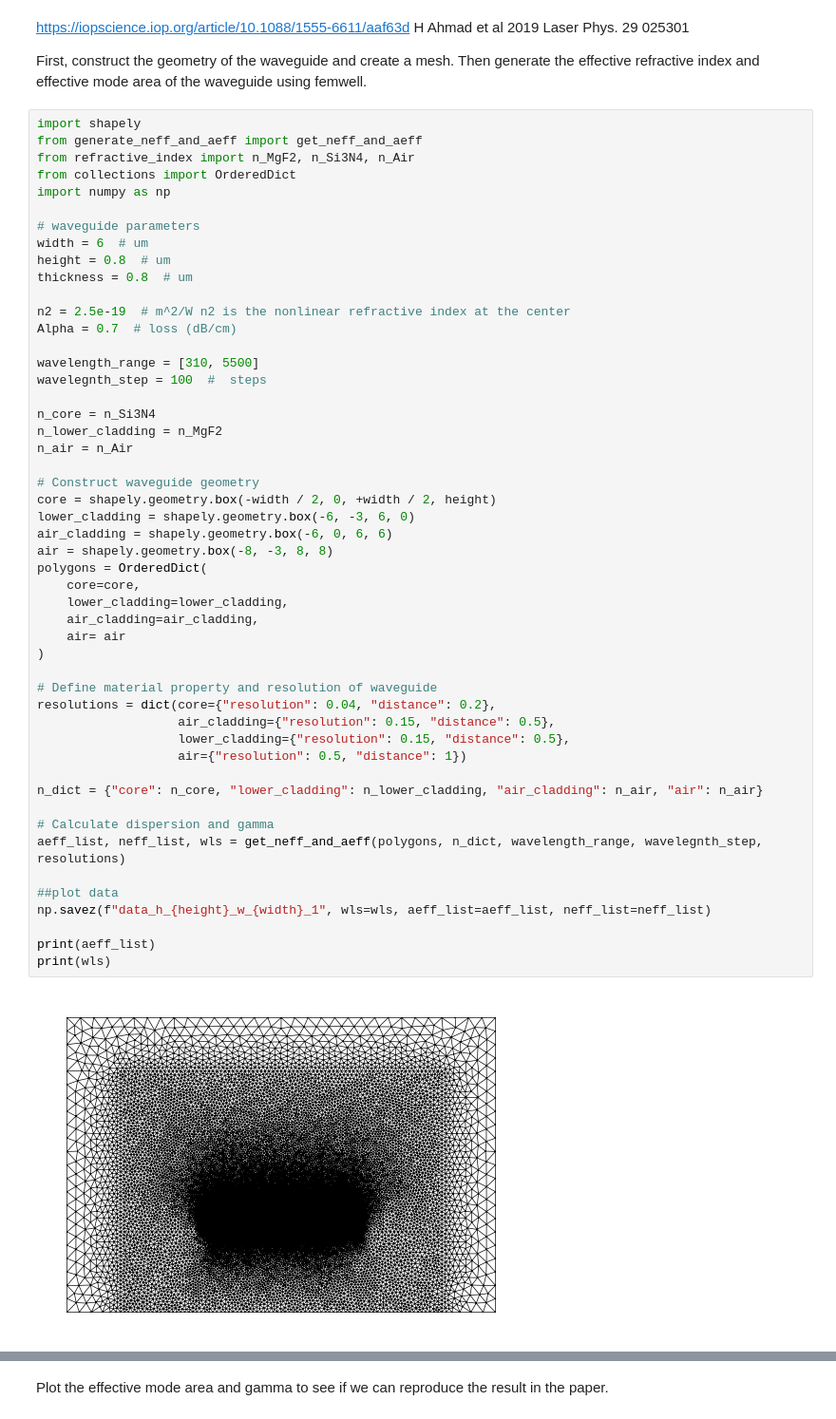
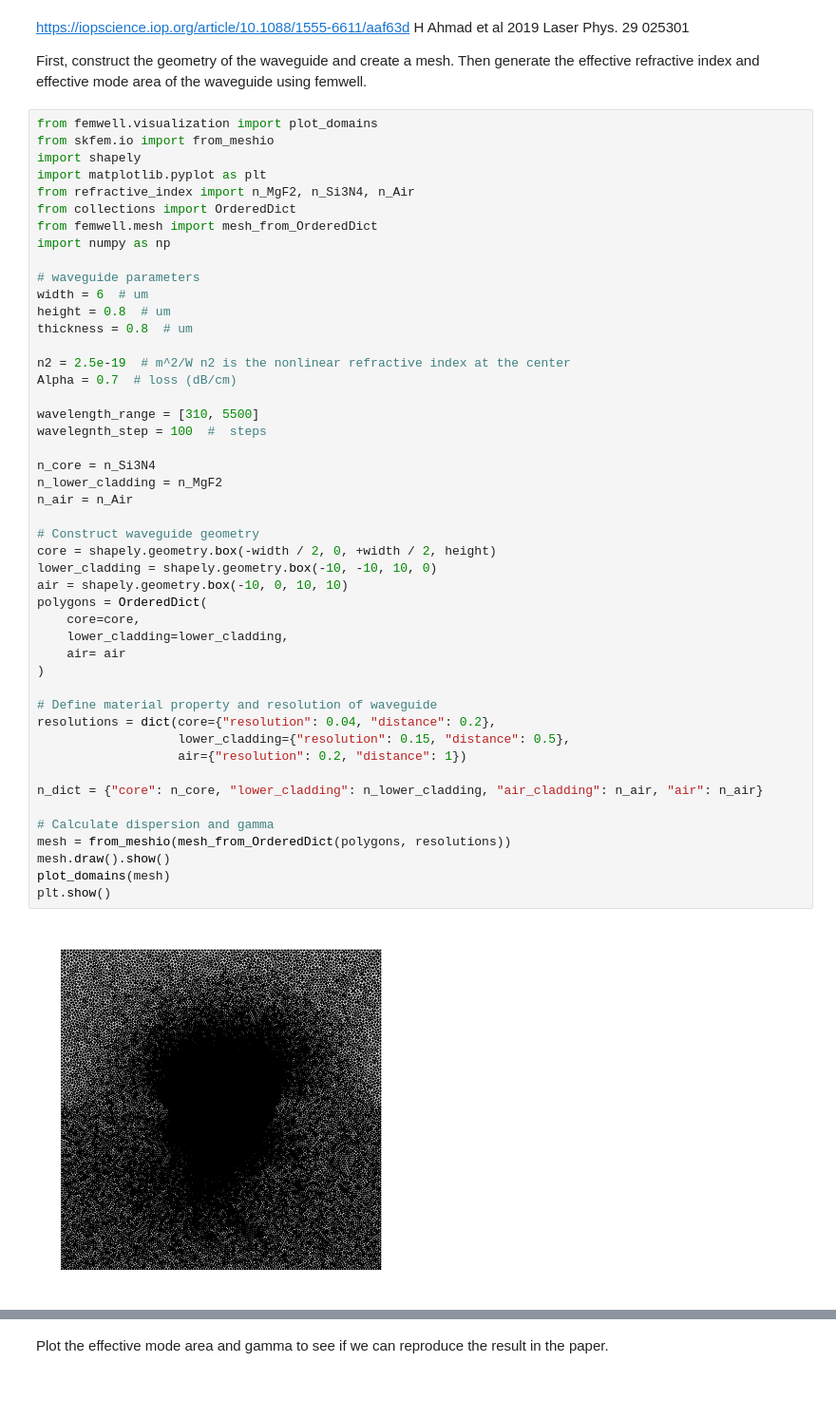
Before and after one commit to elizaleung830/SC-generation-stimulation, a Jupyter notebook: SCG_Stimulation/Benchmark/SCG stimulation/H_Ahmand_et_al/code/Fig5d.ipynb, the cells around one changed output, grey strips where cells are left out. Shown at 95% size. Saved outputs shown, nothing was run; the diff lists cells and outputs as text; blank space fills up the shorter version.

```diff
--- a/SCG_Stimulation/Benchmark/SCG stimulation/H_Ahmand_et_al/code/Fig5d.ipynb
+++ b/SCG_Stimulation/Benchmark/SCG stimulation/H_Ahmand_et_al/code/Fig5d.ipynb
@@ -17,54 +17,51 @@ H Ahmad et al 2019 Laser Phys. 29 025301
 
 First, construct the geometry of the waveguide and create a mesh. Then generate the effective refractive index and effective mode area of the waveguide using femwell.
 # %%
+from femwell.visualization import plot_domains
+from skfem.io import from_meshio
 import shapely
-from generate_neff_and_aeff import get_neff_and_aeff
+import matplotlib.pyplot as plt
 from refractive_index import n_MgF2, n_Si3N4, n_Air
 from collections import OrderedDict
+from femwell.mesh import mesh_from_OrderedDict
 import numpy as np
 
 # waveguide parameters
 width = 6  # um
 height = 0.8  # um
 thickness = 0.8  # um
 
 n2 = 2.5e-19  # m^2/W n2 is the nonlinear refractive index at the center
 Alpha = 0.7  # loss (dB/cm)
 
 wavelength_range = [310, 5500]
 wavelegnth_step = 100  #  steps
 
 n_core = n_Si3N4
 n_lower_cladding = n_MgF2
 n_air = n_Air
 
 # Construct waveguide geometry
 core = shapely.geometry.box(-width / 2, 0, +width / 2, height)
-lower_cladding = shapely.geometry.box(-6, -3, 6, 0)
-air_cladding = shapely.geometry.box(-6, 0, 6, 6)
-air = shapely.geometry.box(-8, -3, 8, 8)
+lower_cladding = shapely.geometry.box(-10, -10, 10, 0)
+air = shapely.geometry.box(-10, 0, 10, 10)
 polygons = OrderedDict(
     core=core,
     lower_cladding=lower_cladding,
-    air_cladding=air_cladding,
     air= air
 )
 
 # Define material property and resolution of waveguide
 resolutions = dict(core={"resolution": 0.04, "distance": 0.2},
-                   air_cladding={"resolution": 0.15, "distance": 0.5},
                    lower_cladding={"resolution": 0.15, "distance": 0.5},
-                   air={"resolution": 0.5, "distance": 1})
+                   air={"resolution": 0.2, "distance": 1})
 
 n_dict = {"core": n_core, "lower_cladding": n_lower_cladding, "air_cladding": n_air, "air": n_air}
 
 # Calculate dispersion and gamma
-aeff_list, neff_list, wls = get_neff_and_aeff(polygons, n_dict, wavelength_range, wavelegnth_step, resolutions)
-
-##plot data
-np.savez(f"data_h_{height}_w_{width}_1", wls=wls, aeff_list=aeff_list, neff_list=neff_list)
-
-print(aeff_list)
-print(wls)
+mesh = from_meshio(mesh_from_OrderedDict(polygons, resolutions))
+mesh.draw().show()
+plot_domains(mesh)
+plt.show()
 # %% [output]
-[figure, old version]
+[figure, new version]
```
Also changed, not shown: parts of 1 cell of this notebook, 11 other files.
